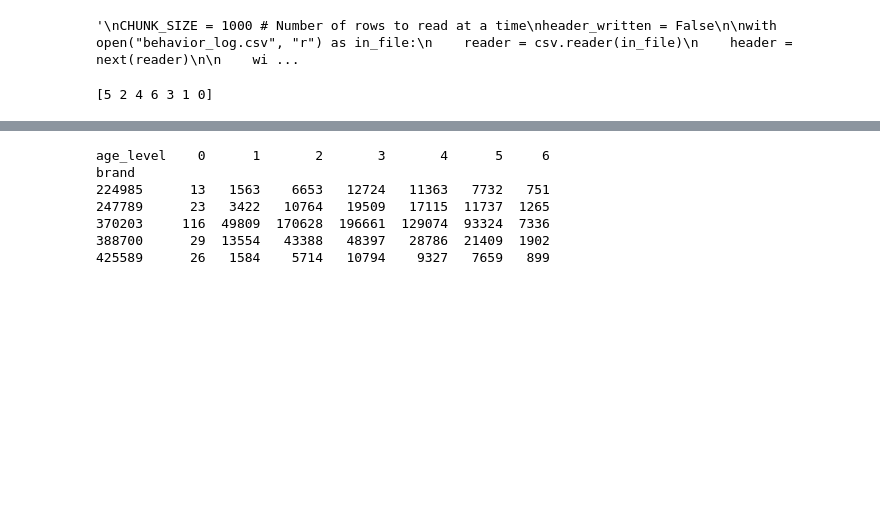
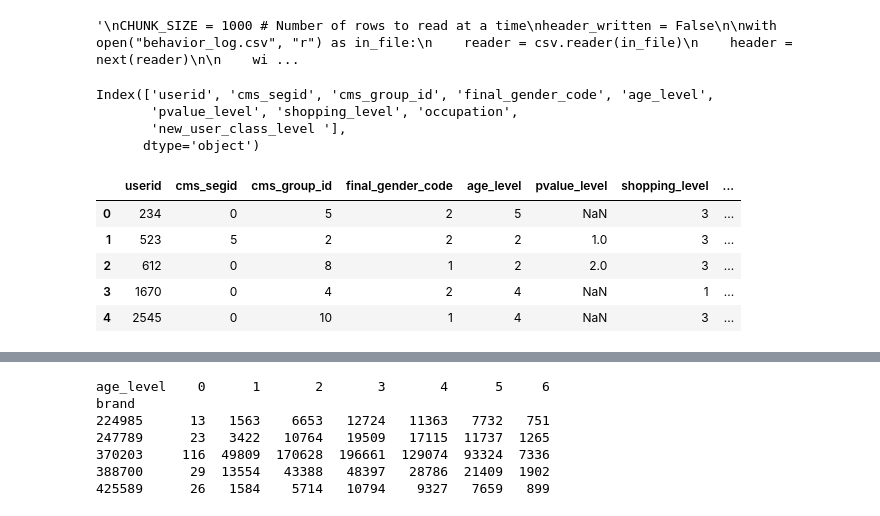
Before and after one commit to rishucoding/spml_dlrm_attacks, a Jupyter notebook: SPML.ipynb, the cells around one changed output, grey strips where cells are left out. Saved outputs shown, nothing was run; the diff lists cells and outputs as text; code cells hidden in the pictures; blank space fills up the shorter version.

```diff
--- a/SPML.ipynb
+++ b/SPML.ipynb
@@ -4,32 +5,32 @@ import csv
 import matplotlib.pyplot as plt
-# %%
-"""
-CHUNK_SIZE = 1000 # Number of rows to read at a time
-header_written = False
-
-with open("behavior_log.csv", "r") as in_file:
-    reader = csv.reader(in_file)
-    header = next(reader)
-
-    with open("buy_behavior_log.csv", "a", newline='') as out_file:
-        writer = csv.writer(out_file)
-        if not header_written:
-            writer.writerow(header)
-            header_written = True
-
-        chunk = []
-        for i, row in enumerate(reader):
-            if row[2] == "buy":
-                chunk.append(row)
-            if (i + 1) % CHUNK_SIZE == 0:
-                writer.writerows(chunk)
-                chunk = []
-        writer.writerows(chunk)
-#In this code, the CHUNK_SIZE variable determines the number of rows to be read and processed at a time.
-# Use this code to generate buy_behaviour_log.csv file.
-"""
-# %% [output]
-'\nCHUNK_SIZE = 1000 # Number of rows to read at a time\nheader_written = False\n\nwith open("behavior_log.csv", "r") as in_file:\n    reader = csv.reader(in_file)\n    header = next(reader)\n\n    wi ...
+# %%
+"""
+CHUNK_SIZE = 1000 # Number of rows to read at a time
+header_written = False
+
+with open("behavior_log.csv", "r") as in_file:
+    reader = csv.reader(in_file)
+    header = next(reader)
+
+    with open("buy_behavior_log.csv", "a", newline='') as out_file:
+        writer = csv.writer(out_file)
+        if not header_written:
+            writer.writerow(header)
+            header_written = True
+
+        chunk = []
+        for i, row in enumerate(reader):
+            if row[2] == "buy":
+                chunk.append(row)
+            if (i + 1) % CHUNK_SIZE == 0:
+                writer.writerows(chunk)
+                chunk = []
+        writer.writerows(chunk)
+#In this code, the CHUNK_SIZE variable determines the number of rows to be read and processed at a time.
+# Use this code to generate buy_behaviour_log.csv file.
+"""
+# %% [output]
+'\nCHUNK_SIZE = 1000 # Number of rows to read at a time\nheader_written = False\n\nwith open("behavior_log.csv", "r") as in_file:\n    reader = csv.reader(in_file)\n    header = next(reader)\n\n    wi ...
 # %%
 #ad_feature = pd.read_csv('PycharmProjects/SPML/ad_feature.csv')
 ad_feature = pd.read_csv('ad_feature.csv')
@@ -41,11 +42,23 @@ raw_sample = pd.read_csv('raw_sample.csv')
 buy_behavior = pd.read_csv('buy_behavior_log.csv')
 # %%
 #user_profile = pd.read_csv('PycharmProjects/SPML/user_profile.csv')
+
 user_profile = pd.read_csv('user_profile.csv')
 
 unique_age_levels = user_profile["age_level"].unique()
 
 # Print the unique values of age_level
-print(unique_age_levels)
+print(user_profile.columns)
+
+user_profile.head(5)
 # %% [output]
-[5 2 4 6 3 1 0]
+Index(['userid', 'cms_segid', 'cms_group_id', 'final_gender_code', 'age_level',
+       'pvalue_level', 'shopping_level', 'occupation',
+       'new_user_class_level '],
+      dtype='object')
+|  | userid | cms_segid | cms_group_id | final_gender_code | age_level | pvalue_level | shopping_level | ... |
+| 0 | 234 | 0 | 5 | 2 | 5 | NaN | 3 | ... |
+| 1 | 523 | 5 | 2 | 2 | 2 | 1.0 | 3 | ... |
+| 2 | 612 | 0 | 8 | 1 | 2 | 2.0 | 3 | ... |
+| 3 | 1670 | 0 | 4 | 2 | 4 | NaN | 1 | ... |
+| 4 | 2545 | 0 | 10 | 1 | 4 | NaN | 3 | ... |
```
Also changed, not shown: parts of 10 cells of this notebook.
